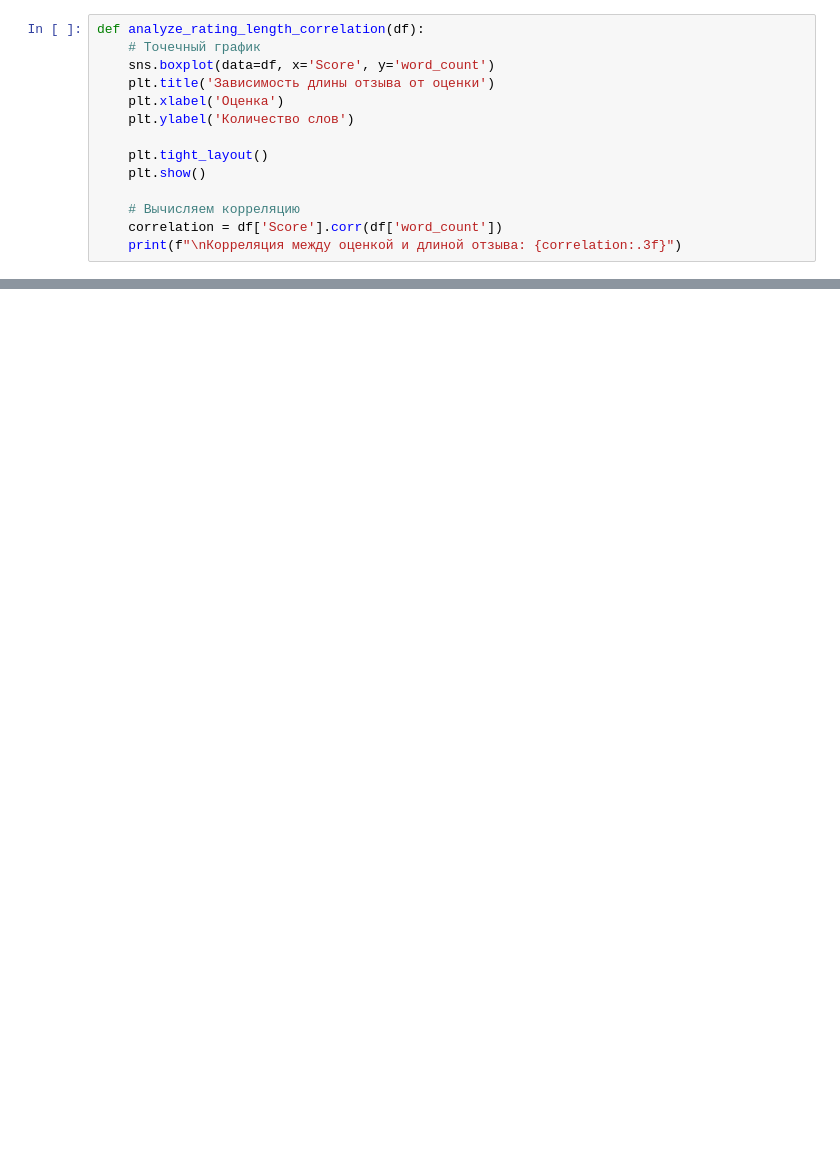
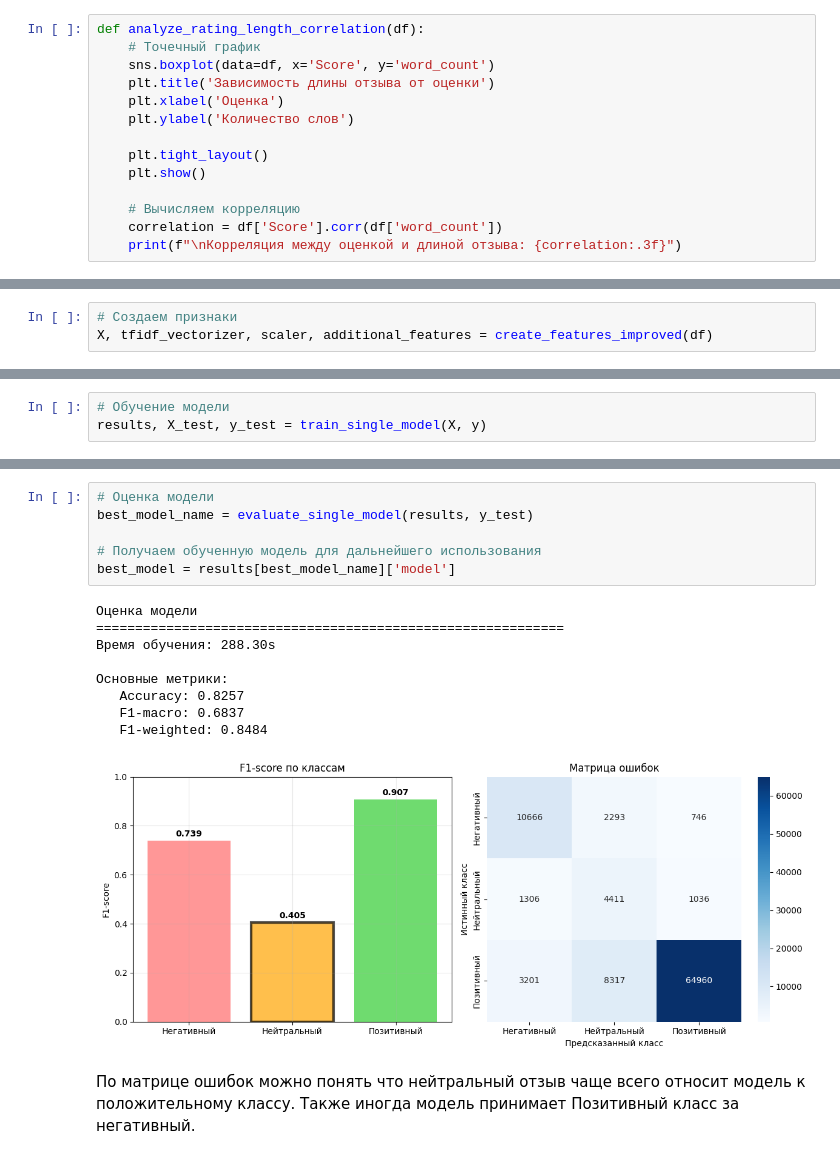
Before and after one commit to DE50LAT10N/DataAnalyticsCase3, a Jupyter notebook: case3.ipynb, the cells around one changed output, grey strips where cells are left out. Cells and saved outputs as stored; diff of their text form; blank space fills up the shorter version.

```diff
--- a/case3.ipynb
+++ b/case3.ipynb
@@ -378,0 +667,3 @@ analyze_rating_length_correlation(df)
+# %%
+# Создаем признаки
+X, tfidf_vectorizer, scaler, additional_features = create_features_improved(df)
@@ -378,0 +867,3 @@ analyze_rating_length_correlation(df)
+# %%
+# Обучение модели
+results, X_test, y_test = train_single_model(X, y)
@@ -378,0 +941,18 @@ analyze_rating_length_correlation(df)
+# %%
+# Оценка модели
+best_model_name = evaluate_single_model(results, y_test)
+
+# Получаем обученную модель для дальнейшего использования
+best_model = results[best_model_name]['model']
+# %% [output]
+Оценка модели
+============================================================
+Время обучения: 288.30s
+
+Основные метрики:
+   Accuracy: 0.8257
+   F1-macro: 0.6837
+   F1-weighted: 0.8484
+[figure, added]
+# %% [markdown]
+По матрице ошибок можно понять что нейтральный отзыв чаще всего относит модель к положительному классу. Также иногда модель принимает Позитивный класс за негативный.
```
Also changed, not shown: parts of 60 cells of this notebook.
